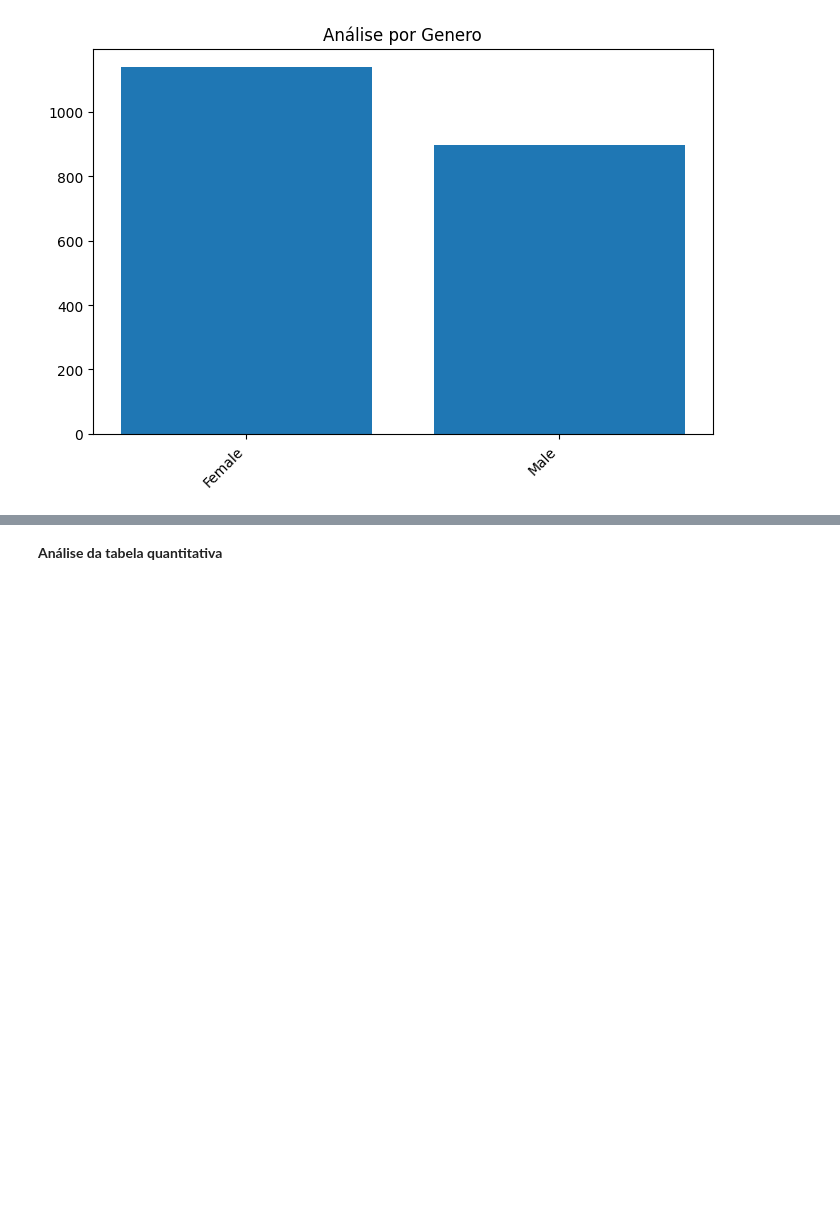
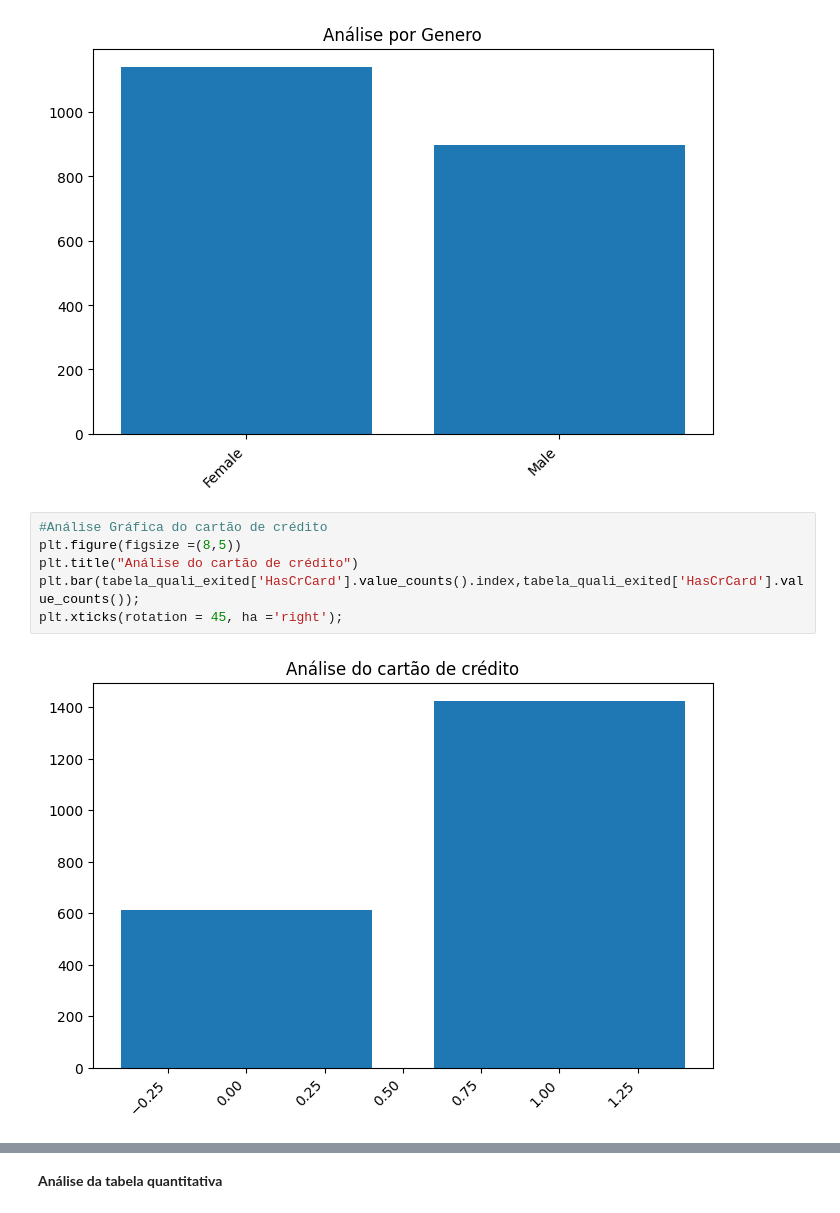
Before and after one commit to mclararibeiro/Ada-tech, a Jupyter notebook: analise_exploratoria_de_dados/nova_analise.ipynb, the cells around one changed output, grey strips where cells are left out. Drawn from its saved outputs; the diff is of its cells as text; blank space fills up the shorter version.

```diff
--- a/analise_exploratoria_de_dados/nova_analise.ipynb
+++ b/analise_exploratoria_de_dados/nova_analise.ipynb
@@ -113,3 +114,11 @@ plt.bar(tabela_quali_exited['Gender'].value_counts().index,tabela_quali_exited['
 plt.xticks(rotation = 45, ha ='right');
 # %% [output]
 [figure]
+# %%
+#Análise Gráfica do cartão de crédito
+plt.figure(figsize =(8,5))
+plt.title("Análise do cartão de crédito")
+plt.bar(tabela_quali_exited['HasCrCard'].value_counts().index,tabela_quali_exited['HasCrCard'].value_counts());
+plt.xticks(rotation = 45, ha ='right');
+# %% [output]
+[figure, added]
```
Also changed, not shown: parts of 21 cells of this notebook.
